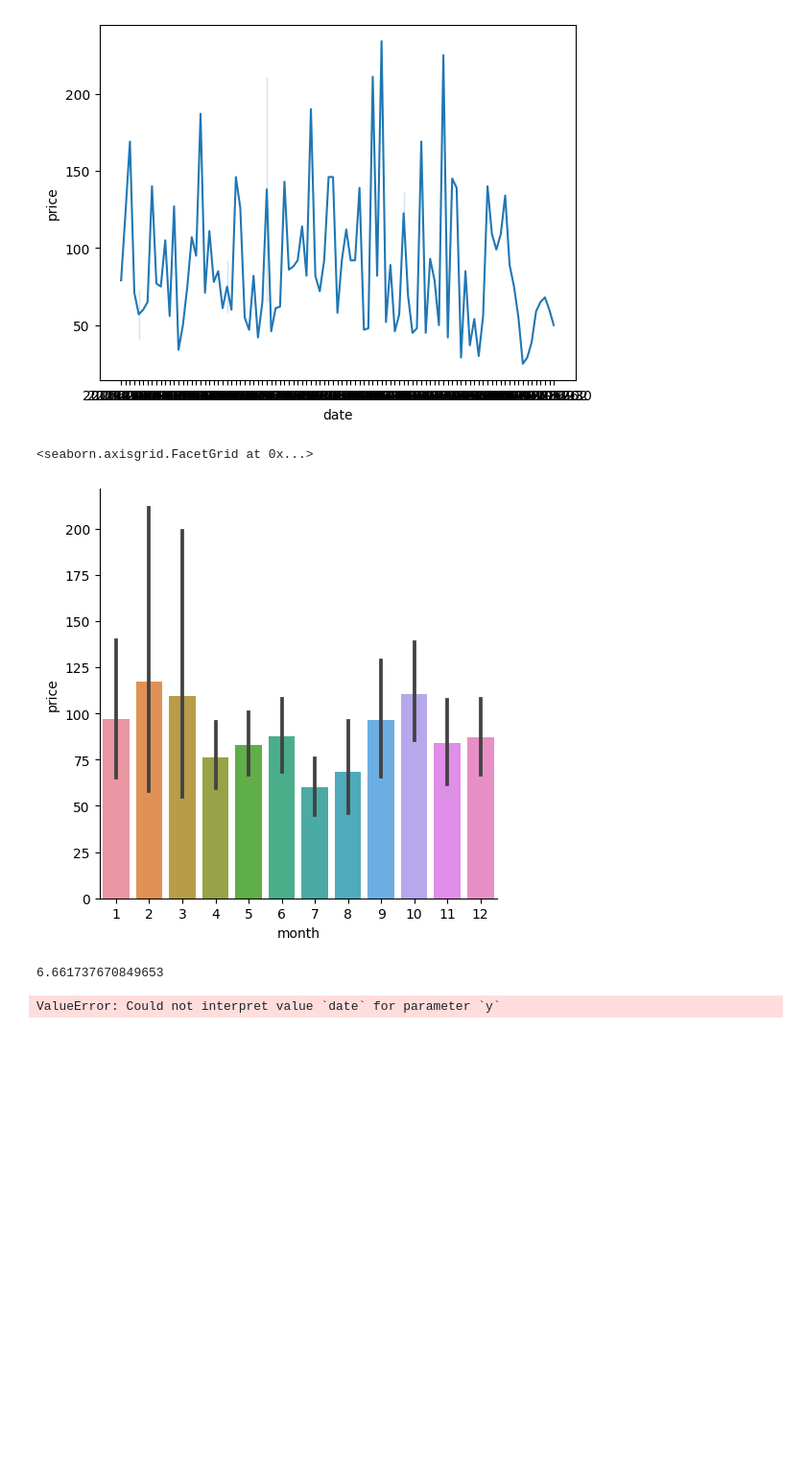
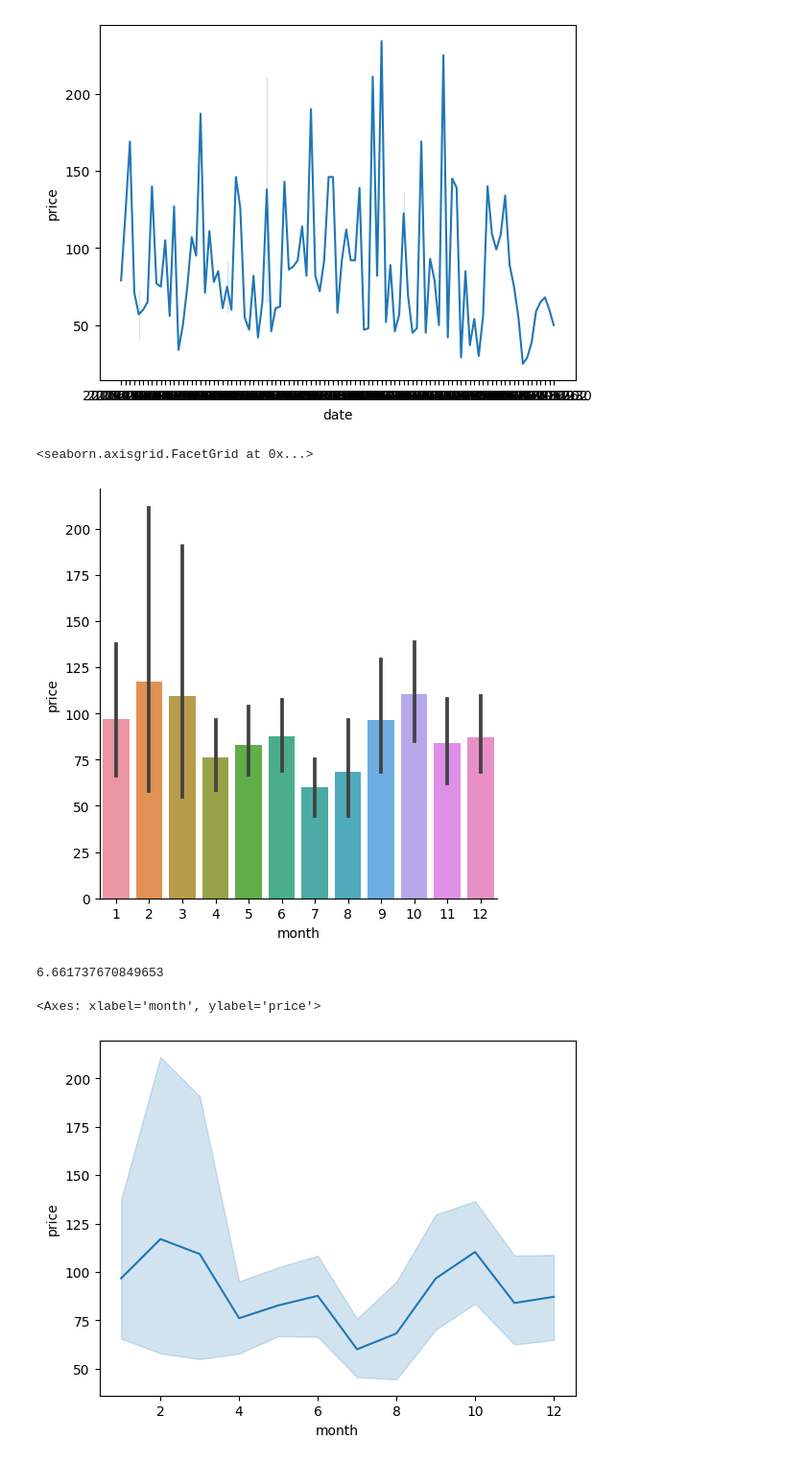
Before and after one commit to kel-elKapitan/Data223, a Jupyter notebook: Data 223/Python/Data with python/malta_airbnb.ipynb, the cells around one changed output. Shown at 96% size. Cells and saved outputs as stored; diff of their text form; code cells hidden in the pictures; blank space fills up the shorter version.

```diff
--- a/Data 223/Python/Data with python/malta_airbnb.ipynb
+++ b/Data 223/Python/Data with python/malta_airbnb.ipynb
@@ -140,6 +140,17 @@ calculated_host_listings_count        0
 availability_365                      0
 number_of_reviews_ltm                 0
 dtype: int64
+# %%
+# impute the missing values with the mean from the reviews_per_month column
+df['reviews_per_month'] = df['reviews_per_month'].fillna('Missing Data')
+
+
+# drop the neighbourhood_group and license columns
+df.drop(['neighbourhood_group', 'license'], axis=1, inplace=True)
+
+# update the num_vars variable with current numerical columns
+num_vars = df.columns[df.dtypes != 'object']
+cat_vars = df.columns[df.dtypes == 'object']
 # %%
 df[num_vars].isnull().sum().sort_values(ascending=False)/len(df)
 # %% [output]
@@ -302,4 +311,4 @@ sns.catplot(x='month',y='price', kind='bar', data=df3)
 # is there a general upward trend of both new airbnb listings and total airbnb visitors to vienna?
 # %% [output]
 <seaborn.axisgrid.FacetGrid at 0x...>
-[figure, old version]
+[figure, new version]
@@ -310,6 +321,7 @@ print(df['minimum_nights'].mean())
 6.661737670849653
 # %%
 # make a line plot of price over date using seaborn
-sns.lineplot(x='price', y='date', data=df)
+sns.lineplot(x='month', y='price', data=df3)
 # %% [output]
-ValueError: Could not interpret value `date` for parameter `y`
+<Axes: xlabel='month', ylabel='price'>
+[figure, added]
```
Also changed, not shown: parts of 17 cells of this notebook, 3 other files.
